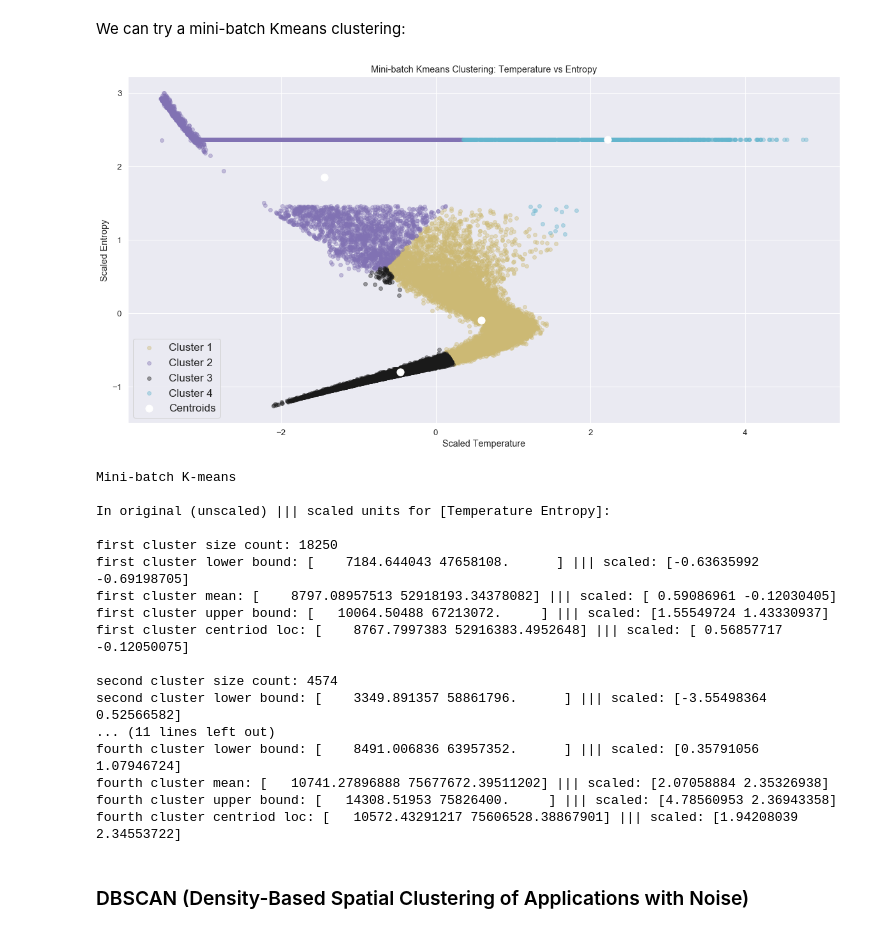
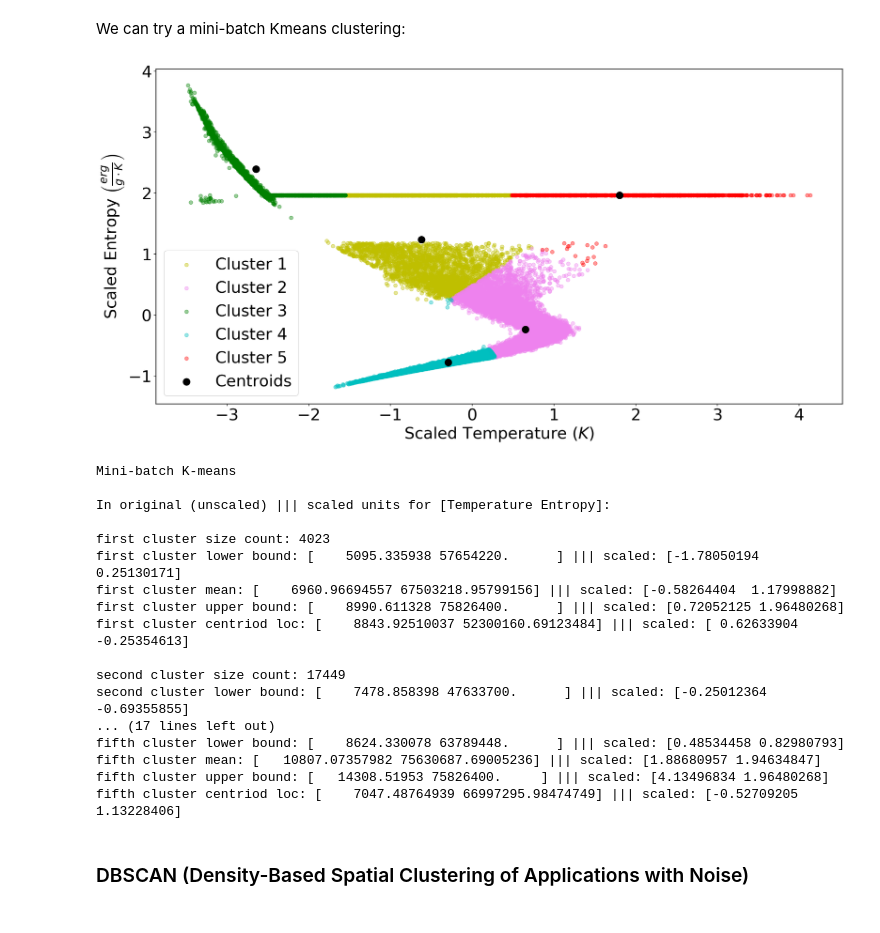
Before and after one commit to patrickaleo/estra, a Jupyter notebook: Notebooks/Estra.ipynb, the cells around one changed output. Cells and saved outputs as stored; diff of their text form; code cells hidden in the pictures.

```diff
--- a/Notebooks/Estra.ipynb
+++ b/Notebooks/Estra.ipynb
@@ -68,9 +69,9 @@ For this same reason we impose an upper-limit density cutoff as to be computatio
 Only particles that meet smoothing length and density thresholds are used.
 # %%
 #Smoothing length threshold
-hsml_upbound = particles[particles["smoothLen"] <= 90]
+particles = particles[particles["smoothLen"] <= 90]
 
 #Density threshold
-particles_bounded = hsml_upbound[hsml_upbound["density"] <= 3.4]
-print(particles_bounded)
+particles = particles[particles["density"] <= 3.4]
+particles.head()
 # %% [output]
@@ -119,13 +109,13 @@ In the following, we create four grouping of two variables, as some collections
 
 Temperature is rather crucial as we will use temperature values from the clustering results to inform an emissive color map to be used in the shader.
 # %%
-temp_and_pressure = particles_bounded.drop(['id', 'density', 'P[X]', 'P[Y]', 'P[Z]', 'vel[X]', 'vel[Y]', 'vel[Z]',
+temp_and_pressure = particles.drop(['id', 'density', 'P[X]', 'P[Y]', 'P[Z]', 'vel[X]', 'vel[Y]', 'vel[Z]',
                                             'mass', 'entropy', 'smoothLen', 'potential'], axis=1)
-temp_and_density = particles_bounded.drop(['id', 'pressure', 'P[X]', 'P[Y]', 'P[Z]', 'vel[X]', 'vel[Y]', 'vel[Z]',
+temp_and_density = particles.drop(['id', 'pressure', 'P[X]', 'P[Y]', 'P[Z]', 'vel[X]', 'vel[Y]', 'vel[Z]',
                                             'mass', 'entropy', 'smoothLen', 'potential'], axis=1)
-temp_and_ent = particles_bounded.drop(['id', 'pressure', 'P[X]', 'P[Y]', 'P[Z]', 'vel[X]', 'vel[Y]', 'vel[Z]',
+temp_and_ent = particles.drop(['id', 'pressure', 'P[X]', 'P[Y]', 'P[Z]', 'vel[X]', 'vel[Y]', 'vel[Z]',
                                             'mass', 'density', 'smoothLen', 'potential'], axis=1)
-pressure_and_ent = particles_bounded.drop(['id', 'density', 'temperature', 'P[X]', 'P[Y]', 'P[Z]', 'vel[X]', 'vel[Y]', 'vel[Z]',
+pressure_and_ent = particles.drop(['id', 'density', 'temperature', 'P[X]', 'P[Y]', 'P[Z]', 'vel[X]', 'vel[Y]', 'vel[Z]',
                                             'mass', 'smoothLen', 'potential'], axis=1)
 temp_and_ent.head()
 # %% [output]
@@ -253,46 +243,54 @@ We can try a mini-batch Kmeans clustering:
 # %%
 #for Mini-batch K-means clustering
 
 from sklearn.cluster import MiniBatchKMeans
 plt.subplots(figsize=(20, 10)) #Make figure size reasonable
 
 # Load our data and find the standard score
 X = temp_and_ent
 X = scaler.fit_transform(X)
 
 # Create our mini-batch k-means method
-minibatchkmeans = MiniBatchKMeans(n_clusters=4, #specify 4 clusters
+minibatchkmeans = MiniBatchKMeans(n_clusters=5, #specify 5 clusters
                                   init='k-means++', #selects initial cluster centers intelligently
                                   max_iter=300, #max number of iterations of single run
                                   n_init=50, #number of times to be run w/ different centriod seeding
                                   random_state=42) #Use a new random number generator seeded by 42
 minibatchkmeans.fit_predict(X) # Applying mini-batch k-means clustering
 centroids = minibatchkmeans.cluster_centers_ #Coordinates of cluster centers with shape [n_clusters, n_features]
 labels = minibatchkmeans.labels_ #Labels of each point to distinguish cluster membership
 
 unique_clusters = np.unique(labels) #find the unique cluster membership labels
-colors = ['y','m','k','c'] #will assign a color per cluster
+colors = ['y','violet','g','c','r'] #will assign a color per cluster
 
 #For each cluster membership label, plot all SPH particles and centriods. Distinguish with different colors
 for i, j in enumerate(unique_clusters):
     xi = [X[:,0][k] for k in range(len(X)) if labels[k] == j]
     yi = [X[:,1][k] for k in range(len(X)) if labels[k] == j]
     plt.scatter(xi, yi, s=35, c=colors[i], alpha=0.4, label='Cluster '+ str(j+1))
-plt.scatter(centroids[:,0], centroids[:,1], s=125, marker='o', c=['white'], alpha=1.0, label='Centroids')
+plt.scatter(centroids[:,0], centroids[:,1], s=125, marker='o', c=['black'], alpha=1.0, label='Centroids')
 
 #Plot!
-plt.legend(loc='best', fontsize='xx-large')
-plt.xlabel("Scaled Temperature")
-plt.ylabel("Scaled Entropy")
-plt.title('Mini-batch Kmeans Clustering: Temperature vs Entropy')
+plt.rcParams['axes.linewidth'] = 1.2
+plt.rcParams['axes.labelsize'] = 26
+ax.tick_params(axis='both', which='major', labelsize=26)
+ax.tick_params(axis='both', which='minor', labelsize=26)
+ax.tick_params(labelsize=24)
+plt.legend(loc='best', fontsize=26)
+plt.xlabel(r"Scaled Temperature ($K$)", fontsize=26)
+plt.ylabel(r"Scaled Entropy $\left(\frac{erg}{g \cdot K} \right)$", fontsize=26)
+#plt.title('5-Cluster mini batch Kmeans')
 plt.show()
+
+#Save fig!
+#plt.savefig('5clus_minibatchKmeans.jpg', format='jpg', dpi=300, bbox_inches='tight')
 # %% [output]
-[figure, old version]
+[figure, new version]
 # %%
 print('\033[1m' "Mini-batch K-means \n" '\033[0m')
 print("In original (unscaled) ||| scaled units for [Temperature Entropy]: \n")
 
-cluster_num = ["first", "second", "third", "fourth"] #make sure this corresponds to n_clusters
+cluster_num = ["first", "second", "third", "fourth", "fifth"] #make sure this corresponds to n_clusters
 
 #find useful stats for each cluster
 for clus, i in zip( cluster_num, range(minibatchkmeans.n_clusters) ):
@@ -314,19 +312,19 @@ Mini-batch K-means
 
 In original (unscaled) ||| scaled units for [Temperature Entropy]:
 
-first cluster size count: 18250
-first cluster lower bound: [    7184.644043 47658108.      ] ||| scaled: [-0.63635992 -0.69198705]
-first cluster mean: [    8797.08957513 52918193.34378082] ||| scaled: [ 0.59086961 -0.12030405]
-first cluster upper bound: [   10064.50488 67213072.     ] ||| scaled: [1.55549724 1.43330937]
-first cluster centriod loc: [    8767.7997383 52916383.4952648] ||| scaled: [ 0.56857717 -0.12050075]
+first cluster size count: 4023
+first cluster lower bound: [    5095.335938 57654220.      ] ||| scaled: [-1.78050194  0.25130171]
+first cluster mean: [    6960.96694557 67503218.95799156] ||| scaled: [-0.58264404  1.17998882]
+first cluster upper bound: [    8990.611328 75826400.      ] ||| scaled: [0.72052125 1.96480268]
+first cluster centriod loc: [    8843.92510037 52300160.69123484] ||| scaled: [ 0.62633904 -0.25354613]
 
-second cluster size count: 4574
-second cluster lower bound: [    3349.891357 58861796.      ] ||| scaled: [-3.55498364  0.52566582]
-... (11 lines left out)
-fourth cluster lower bound: [    8491.006836 63957352.      ] ||| scaled: [0.35791056 1.07946724]
-fourth cluster mean: [   10741.27896888 75677672.39511202] ||| scaled: [2.07058884 2.35326938]
-fourth cluster upper bound: [   14308.51953 75826400.     ] ||| scaled: [4.78560953 2.36943358]
-fourth cluster centriod loc: [   10572.43291217 75606528.38867901] ||| scaled: [1.94208039 2.34553722]
+second cluster size count: 17449
+second cluster lower bound: [    7478.858398 47633700.      ] ||| scaled: [-0.25012364 -0.69355855]
+... (17 lines left out)
+fifth cluster lower bound: [    8624.330078 63789448.      ] ||| scaled: [0.48534458 0.82980793]
+fifth cluster mean: [   10807.07357982 75630687.69005236] ||| scaled: [1.88680957 1.94634847]
+fifth cluster upper bound: [   14308.51953 75826400.     ] ||| scaled: [4.13496834 1.96480268]
+fifth cluster centriod loc: [    7047.48764939 66997295.98474749] ||| scaled: [-0.52709205  1.13228406]
 # %% [markdown]
 <h3> DBSCAN (Density-Based Spatial Clustering of Applications with Noise) </h3>
 # %% [markdown]
```
Also changed, not shown: parts of 30 cells of this notebook, 1 other file.
